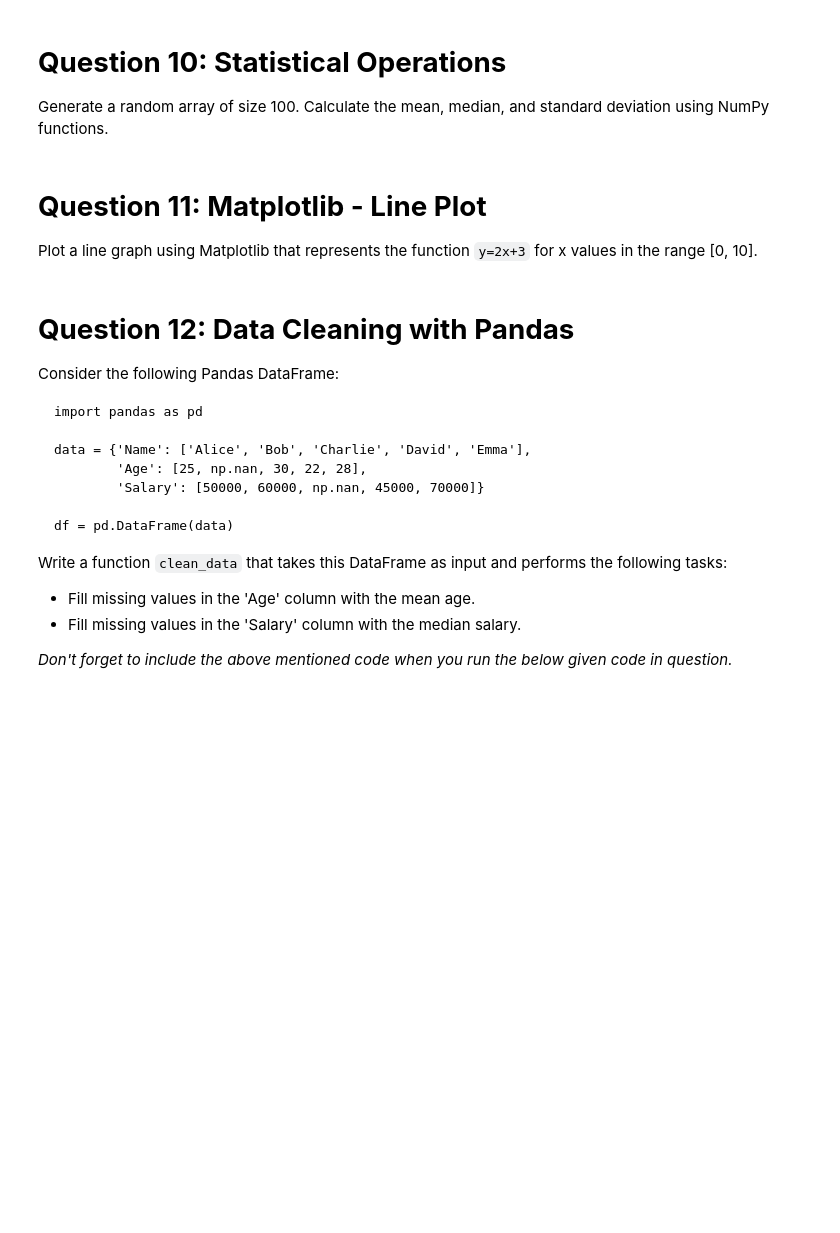
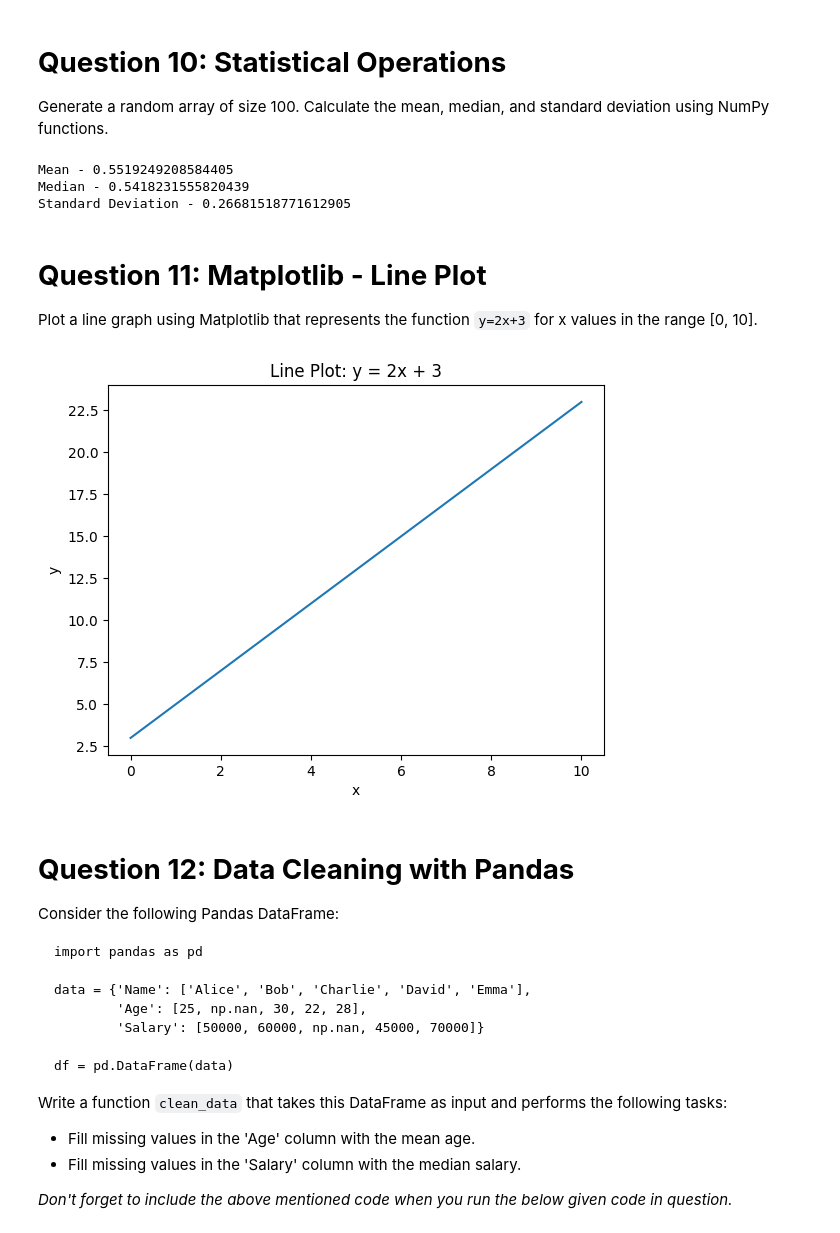
Before and after one commit to kkrriissss/cs670-ai, a Jupyter notebook: m2assignment/CS670_Python_Kickstart_Dive_into_Programming.ipynb, the cells around one changed output. Cells and saved outputs as stored; diff of their text form; code cells hidden in the pictures; blank space fills up the shorter version.

```diff
--- a/m2assignment/CS670_Python_Kickstart_Dive_into_Programming.ipynb
+++ b/m2assignment/CS670_Python_Kickstart_Dive_into_Programming.ipynb
@@ -269,6 +269,13 @@ std_dev = np.std(random_array)
 # Median - {median}
 # Standard Deviation - {std dev}
 #Write your code here:
+print(f"Mean - {mean_value}")
+print(f"Median - {median_value}")
+print(f"Standard Deviation - {std_dev}")
+# %% [output]
+Mean - 0.5519249208584405
+Median - 0.5418231555820439
+Standard Deviation - 0.26681518771612905
 # %% [markdown]
 # **Question 11: Matplotlib - Line Plot**
 
@@ -276,16 +283,19 @@ Plot a line graph using Matplotlib that represents the function `y=2x+3` for x v
 # %%
 import matplotlib.pyplot as plt
 import numpy as np
 
 x_values = np.arange(0, 11)
 
 # Complete the equation for 'y_values' below
+y_values = 2 * x_values + 3
 
 plt.plot(x_values, y_values)
 plt.xlabel('x')
 plt.ylabel('y')
 plt.title('Line Plot: y = 2x + 3')
 plt.show()
+# %% [output]
+[figure, added]
 # %% [markdown]
 # **Question 12: Data Cleaning with Pandas**
 
```
